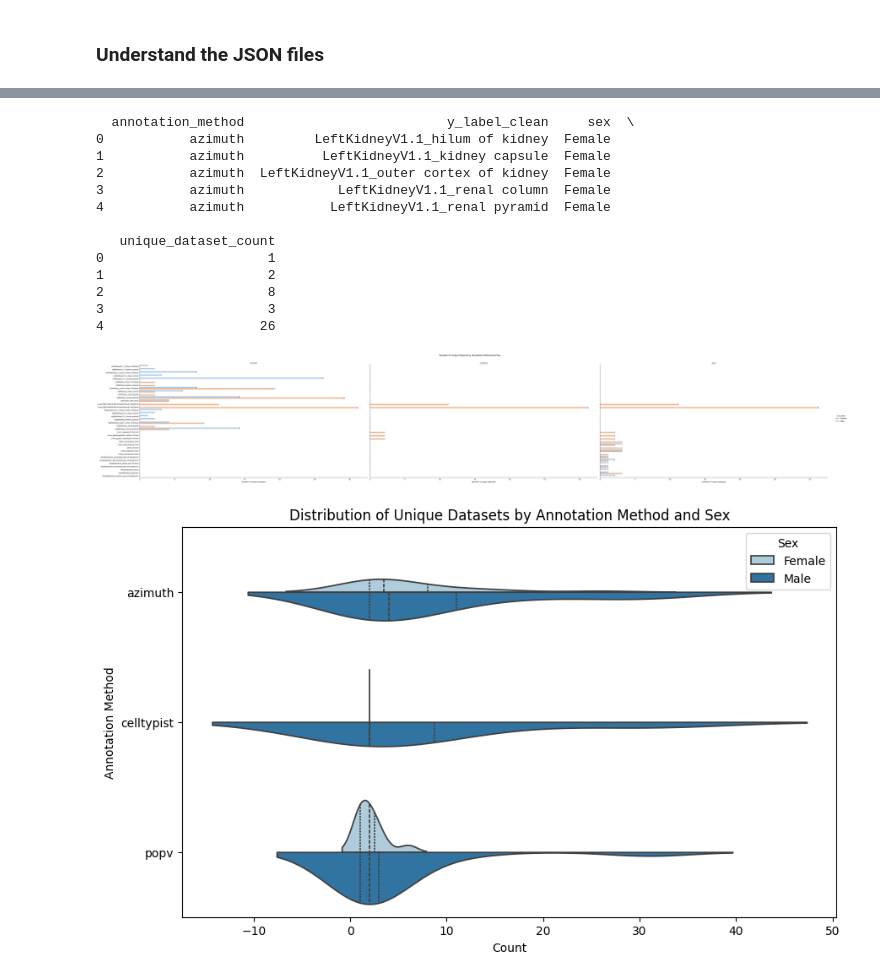
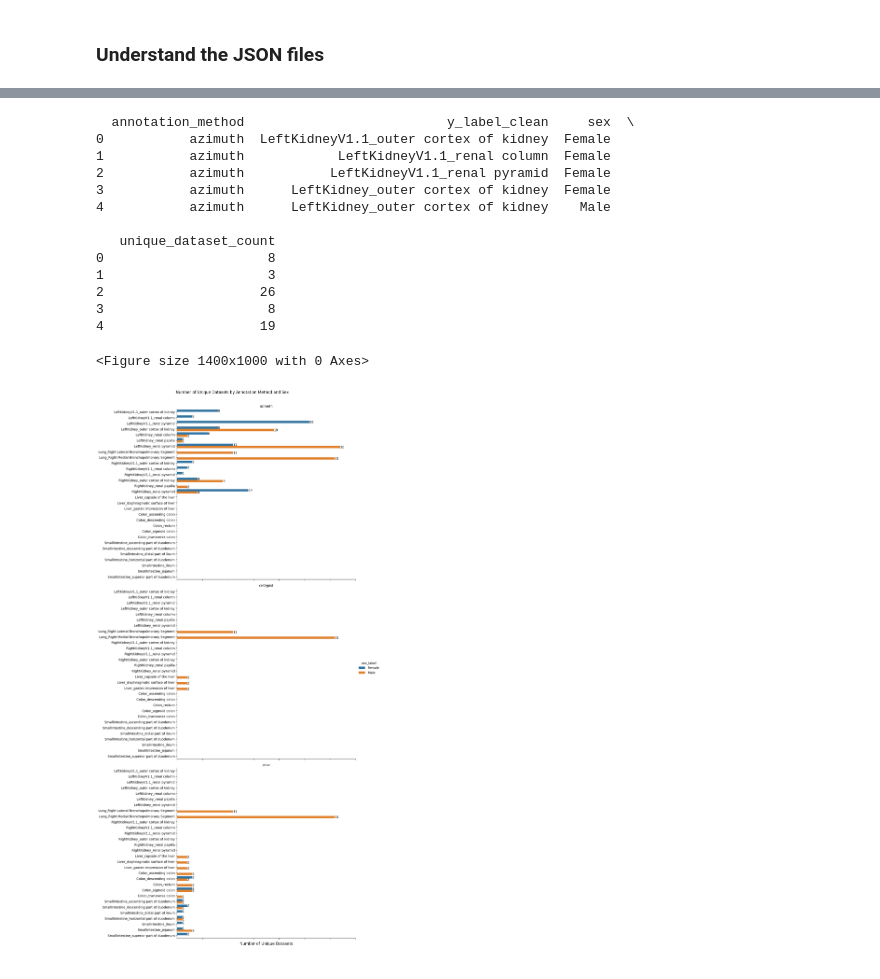
Before and after one commit to cns-iu/hra-ftu-explorer-supporting-information, a Jupyter notebook: FTU-workflow.ipynb, the cells around one changed output, grey strips where cells are left out. Cells and saved outputs as stored; diff of their text form; code cells hidden in the pictures.

Commit message:
exploratory data analysis

```diff
--- a/FTU-workflow.ipynb
+++ b/FTU-workflow.ipynb
@@ -736,0 +980,4 @@ Index(['cell_id', 'cell_label', 'annotation_method', 'modality',
+# %%
+difference_source = set(CTs_with_datasets_df['cell_source_label'].unique()) - set(enriched_v2_df['as_label'])
+print("Difference in cell_source_label:")
+print(difference_source)
@@ -736,0 +1096,3 @@ Index(['cell_id', 'cell_label', 'annotation_method', 'modality',
+# %%
+cell_source_with_no_ftu = [key for key, value in cell_source_to_ftu_mapping.items() if value is None]
+cell_source_with_no_ftu
@@ -736,0 +1101,2 @@ Index(['cell_id', 'cell_label', 'annotation_method', 'modality',
+# %%
+filtered_v1_enriched_v2_df = filtered_enriched_v2_df[~filtered_enriched_v2_df['as_label'].isin(cell_source_with_no_ftu)]
@@ -736,0 +1173,11 @@ Index(['cell_id', 'cell_label', 'annotation_method', 'modality',
+# %%
+# Rearrange the columns
+desired_order = ['reference_organ', 'organ_id', 'as_label', 'sex', 'annotation_method', 'FTU', 'cell_id', 'cell_label',
+                 'gene_id', 'gene_label', 'ensembl_id', 'mean_gene_expr_value', 'link', 'dataset']
+
+# Check if all desired columns are in the dataframe
+existing_columns = [col for col in desired_order if col in filtered_v1_enriched_v2_df.columns]
+
+# Rearrange columns in the dataframe
+filtered_v1_enriched_v2_df_rearranged = filtered_v1_enriched_v2_df[existing_columns]
+filtered_v1_enriched_v2_df_rearranged.head()
@@ -1287,9 +1764,5 @@ extracted_df_summary.to_csv('output/Dataset-source-cell-summary.csv', index=Fals
 # %%
-import pandas as pd
-import seaborn as sns
-import matplotlib.pyplot as plt
-
-latest_filtered_cts_df = filtered_result_df.copy()
+latest_filtered_cts_df = filtered_v1_enriched_v2_df_rearranged.copy()
 
 # Extract the relevant part of the reference_organ (after '#VHF')
 latest_filtered_cts_df['reference_organ_clean'] = latest_filtered_cts_df['reference_organ'].apply(lambda x: x.split('#')[-1])
@@ -1309,60 +1782,53 @@ print(latest_dataset_counts.head())
 
 # Combine the male and female dataframes and create a new column for sex
 latest_dataset_counts_combined = latest_dataset_counts.copy()
 latest_dataset_counts_combined['sex_label'] = latest_dataset_counts_combined['sex']
 
 # Define a custom color palette for better visualization
-custom_palette = sns.color_palette("pastel")
+custom_palette = sns.color_palette("tab10")
+
+# Set figure size and fonts for better readability
+plt.figure(figsize=(14, 10))
 
 g_combined = sns.catplot(
     data=latest_dataset_counts_combined,
     x="unique_dataset_count", y="y_label_clean", hue="sex_label",
     col="annotation_method", kind="bar",
-    height=10, aspect=2, col_wrap=3,
+    height=8, aspect=1.5, col_wrap=1,
     palette=custom_palette
 )
 
 g_combined.set_axis_labels("Number of Unique Datasets", "")
 g_combined.set_titles("{col_name}")
-g_combined.fig.suptitle("Number of Unique Datasets by Annotation Method and Sex", y=1.05)
+g_combined.fig.suptitle("Number of Unique Datasets by Annotation Method and Sex", y=1.02)
+g_combined.set_xticklabels(fontsize=10)
+g_combined.set_yticklabels(fontsize=10)
+g_combined.set_xlabels("Number of Unique Datasets", fontsize=12)
+g_combined.set_ylabels("", fontsize=12)
 
 # Annotate the bars with the number of unique datasets, handling NaN values
 for ax in g_combined.axes.flatten():
     for c in ax.containers:
         labels = [f'{int(v.get_width()):.0f}' if not pd.isna(v.get_width()) else '' for v in c]
-        ax.bar_label(c, labels=labels, label_type='edge')
+        ax.bar_label(c, labels=labels, label_type='edge', fontsize=10)
 
 # Save the plot as a high-resolution image
 g_combined.savefig("output/figures/Datasets-AS-Annotation-Sex.png", dpi=300)
 
 plt.show()
 # %% [output]
   annotation_method                          y_label_clean     sex  \
-0           azimuth         LeftKidneyV1.1_hilum of kidney  Female
-1           azimuth          LeftKidneyV1.1_kidney capsule  Female
-2           azimuth  LeftKidneyV1.1_outer cortex of kidney  Female
-3           azimuth            LeftKidneyV1.1_renal column  Female
-4           azimuth           LeftKidneyV1.1_renal pyramid  Female
+0           azimuth  LeftKidneyV1.1_outer cortex of kidney  Female
+1           azimuth            LeftKidneyV1.1_renal column  Female
+2           azimuth           LeftKidneyV1.1_renal pyramid  Female
+3           azimuth      LeftKidney_outer cortex of kidney  Female
+4           azimuth      LeftKidney_outer cortex of kidney    Male
 
    unique_dataset_count
-0                     1
-1                     2
-2                     8
-3                     3
-4                    26
+0                     8
+1                     3
+2                    26
+3                     8
+4                    19
+<Figure size 1400x1000 with 0 Axes>
-[figure, old version]
+[figure, new version]
-# %%
-plt.figure(figsize=(10, 6))
-sns.violinplot(
-    data=latest_dataset_counts_combined,
-    x="unique_dataset_count", y="annotation_method", hue="sex_label",
-    split=True, inner="quart", palette=custom_palette
-)
-
-plt.title("Distribution of Unique Datasets by Annotation Method and Sex")
-plt.xlabel("Count")
-plt.ylabel("Annotation Method")
-plt.legend(title="Sex")
-plt.show()
-# %% [output]
-[figure, removed]
```
Also changed, not shown: parts of 114 cells of this notebook, 17 other files.
